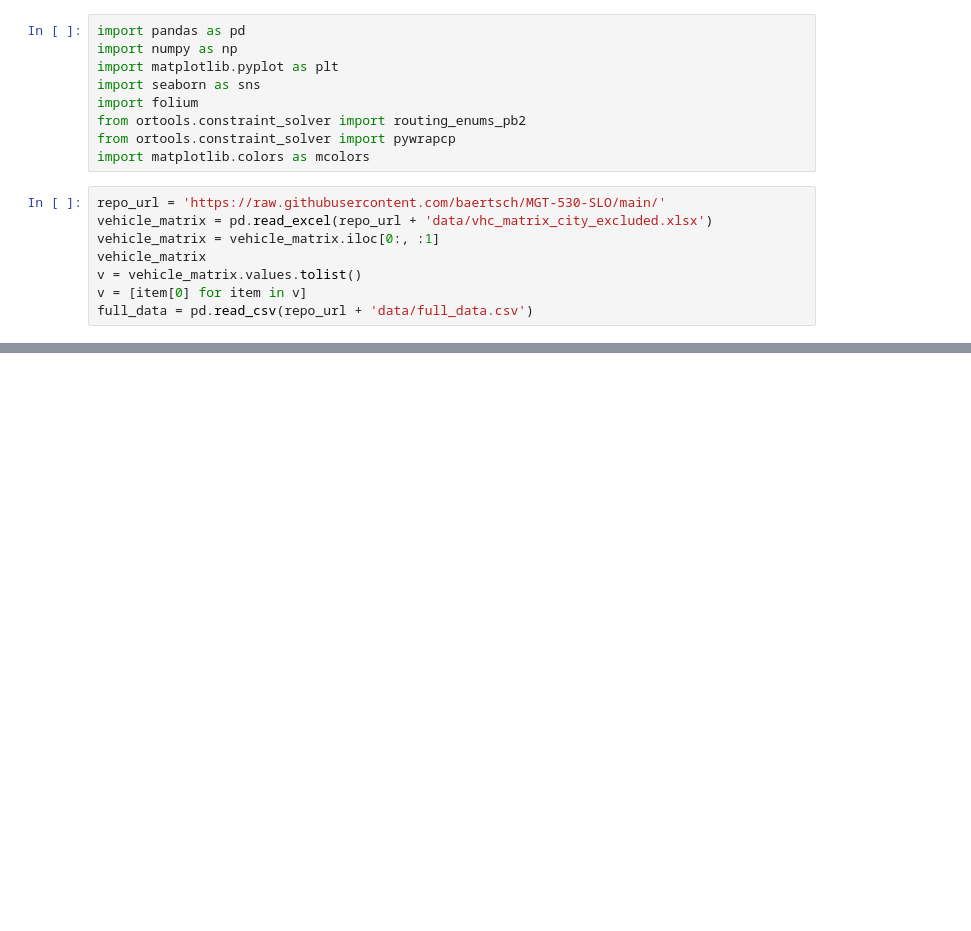
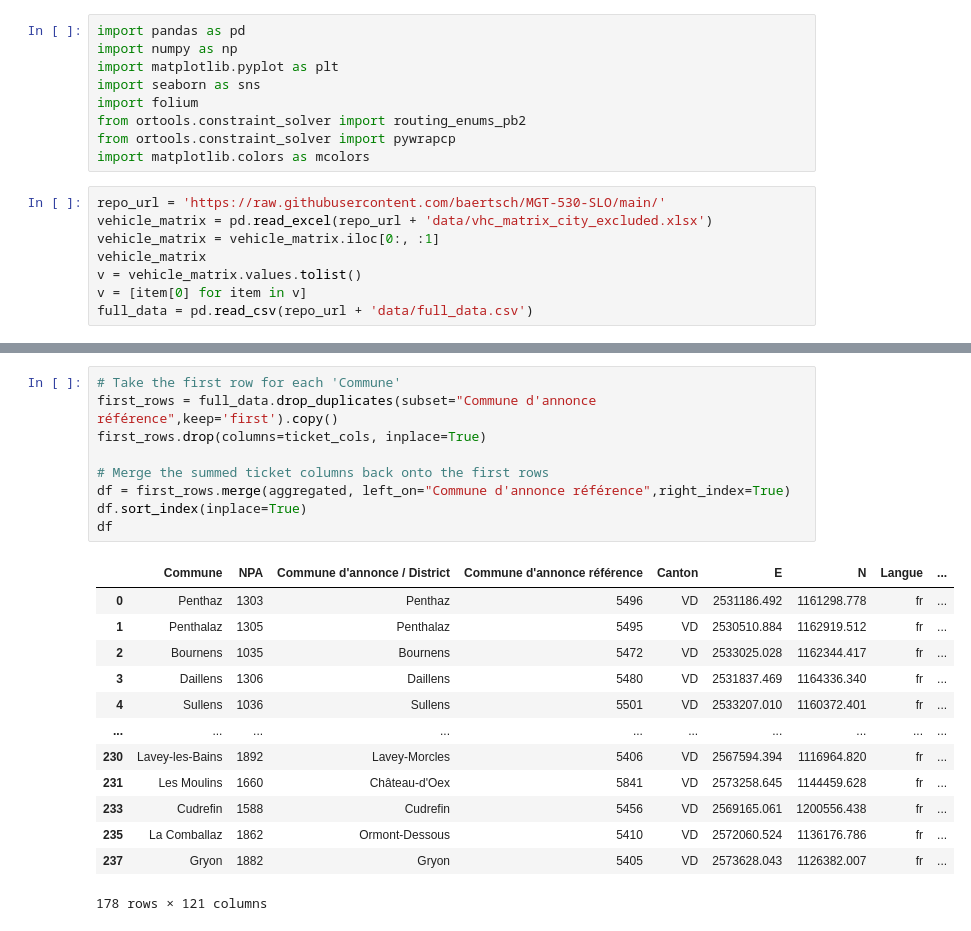
Before and after one commit to baertsch/MGT-530-SLO, a Jupyter notebook: young_people_only.ipynb, the cells around one changed output, grey strips where cells are left out. Saved outputs shown, nothing was run; the diff lists cells and outputs as text; blank space fills up the shorter version.

```diff
--- a/young_people_only.ipynb
+++ b/young_people_only.ipynb
@@ -46,0 +167,23 @@ full_data = pd.read_csv(repo_url + 'data/full_data.csv')
+# %%
+# Take the first row for each 'Commune'
+first_rows = full_data.drop_duplicates(subset="Commune d'annonce référence",keep='first').copy()
+first_rows.drop(columns=ticket_cols, inplace=True)
+
+# Merge the summed ticket columns back onto the first rows
+df = first_rows.merge(aggregated, left_on="Commune d'annonce référence",right_index=True)
+df.sort_index(inplace=True)
+df
+# %% [output]
+|  | Commune | NPA | Commune d'annonce / District | Commune d'annonce référence | Canton | E | N | Langue | ... |
+| 0 | Penthaz | 1303 | Penthaz | 5496 | VD | 2531186.492 | 1161298.778 | fr | ... |
+| 1 | Penthalaz | 1305 | Penthalaz | 5495 | VD | 2530510.884 | 1162919.512 | fr | ... |
+| 2 | Bournens | 1035 | Bournens | 5472 | VD | 2533025.028 | 1162344.417 | fr | ... |
+| 3 | Daillens | 1306 | Daillens | 5480 | VD | 2531837.469 | 1164336.340 | fr | ... |
+| 4 | Sullens | 1036 | Sullens | 5501 | VD | 2533207.010 | 1160372.401 | fr | ... |
+| ... | ... | ... | ... | ... | ... | ... | ... | ... | ... |
+| 230 | Lavey-les-Bains | 1892 | Lavey-Morcles | 5406 | VD | 2567594.394 | 1116964.820 | fr | ... |
+| 231 | Les Moulins | 1660 | Château-d'Oex | 5841 | VD | 2573258.645 | 1144459.628 | fr | ... |
+| 233 | Cudrefin | 1588 | Cudrefin | 5456 | VD | 2569165.061 | 1200556.438 | fr | ... |
+| 235 | La Comballaz | 1862 | Ormont-Dessous | 5410 | VD | 2572060.524 | 1136176.786 | fr | ... |
+| 237 | Gryon | 1882 | Gryon | 5405 | VD | 2573628.043 | 1126382.007 | fr | ... |
+178 rows × 121 columns
```
Also changed, not shown: parts of 21 cells of this notebook, 3 other files.
